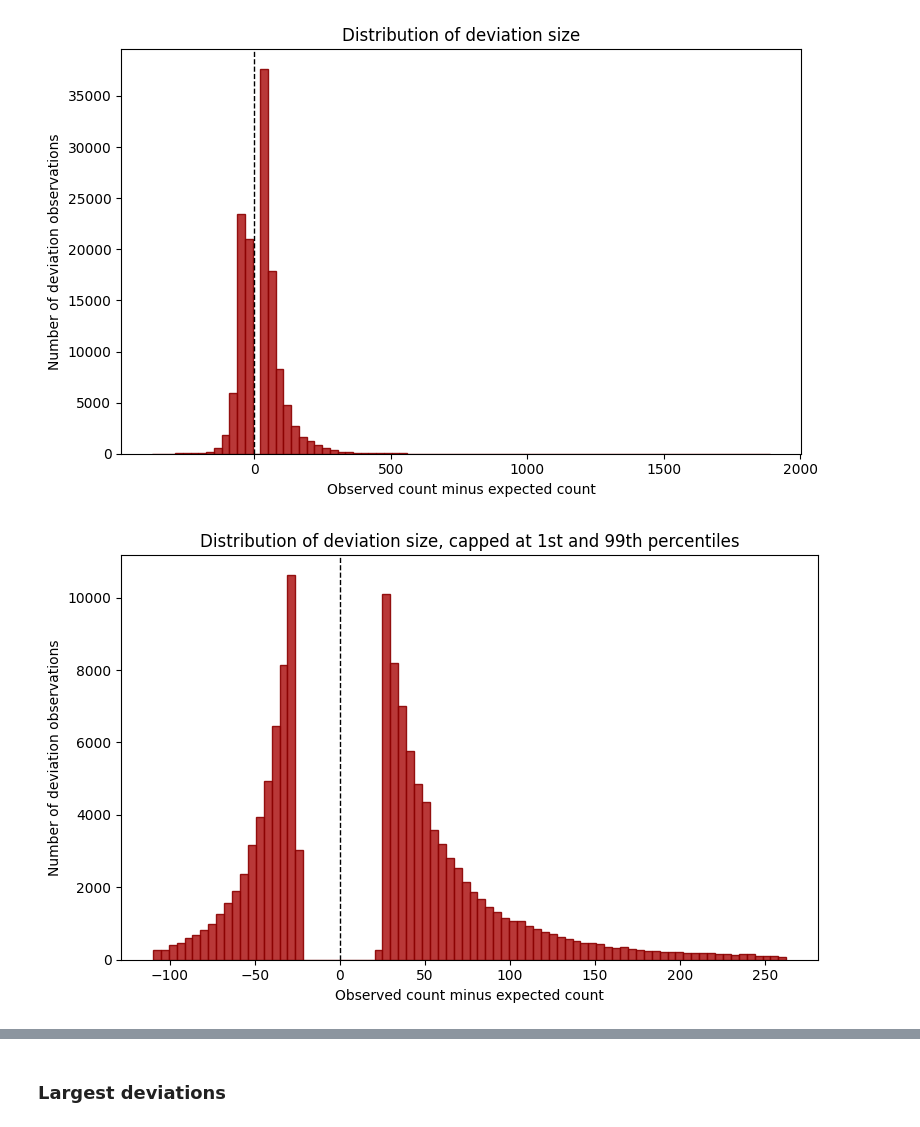
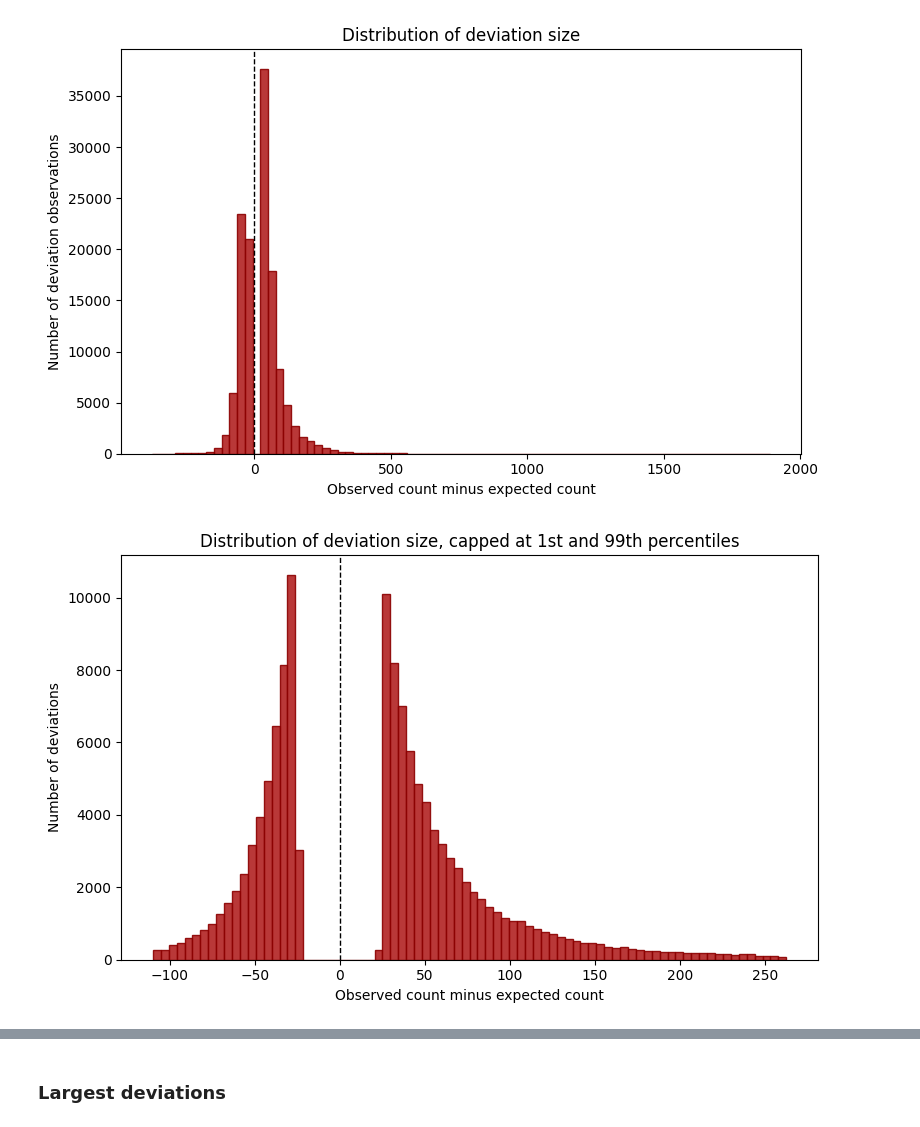
Before and after one commit to annasolodka/mda-cycling-traffic-analysis, a Jupyter notebook: notebooks/05_detect_deviations.ipynb, the cells around one changed output, grey strips where cells are left out. Saved outputs shown, nothing was run; the diff lists cells and outputs as text; code cells hidden in the pictures.

Commit message:
Deviations 03.

```diff
--- a/notebooks/05_detect_deviations.ipynb
+++ b/notebooks/05_detect_deviations.ipynb
@@ -345,35 +345,35 @@ lower_limit = deviation_differences.quantile(0.01)
 upper_limit = deviation_differences.quantile(0.99)
 
 deviation_differences_capped = deviation_differences[
     (deviation_differences >= lower_limit) &
     (deviation_differences <= upper_limit)
 ]
 
 plt.figure(figsize=(8, 5))
 
 plt.hist(
     deviation_differences_capped,
     bins=80,
     color="firebrick",
     edgecolor="darkred",
     alpha=0.90
 )
 
 plt.axvline(
     0,
     color="black",
     linestyle="--",
     linewidth=1
 )
 
 plt.xlabel("Observed count minus expected count")
-plt.ylabel("Number of deviation observations")
+plt.ylabel("Number of deviations")
 plt.title("Distribution of deviation size, capped at 1st and 99th percentiles")
 
 plt.tight_layout()
 plt.show()
 # %% [output]
-[figure, old version]
+[figure, new version]
 # %%
 plt.figure(figsize=(8, 5))
 
```
Also changed, not shown: parts of 46 cells of this notebook.
